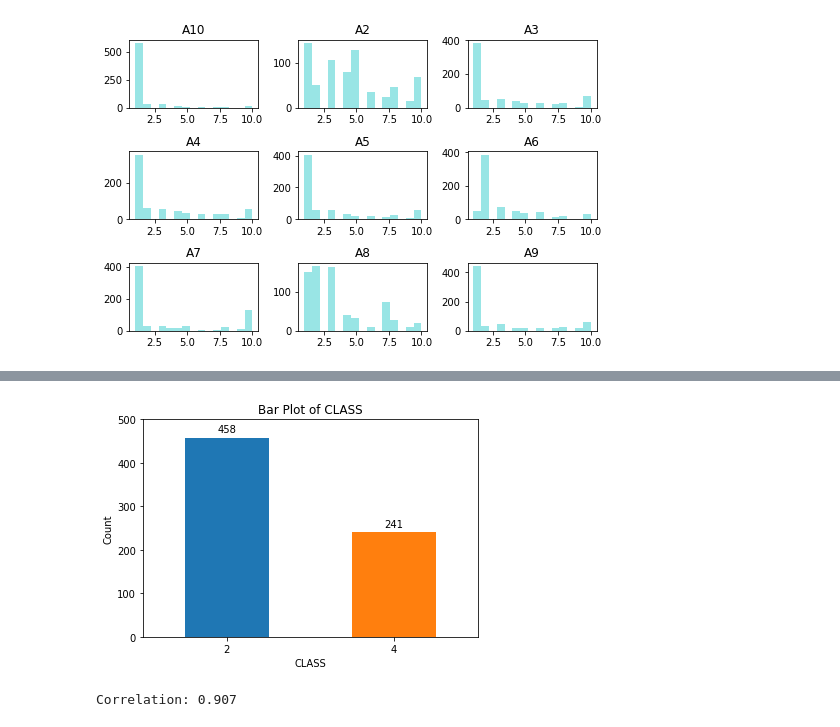
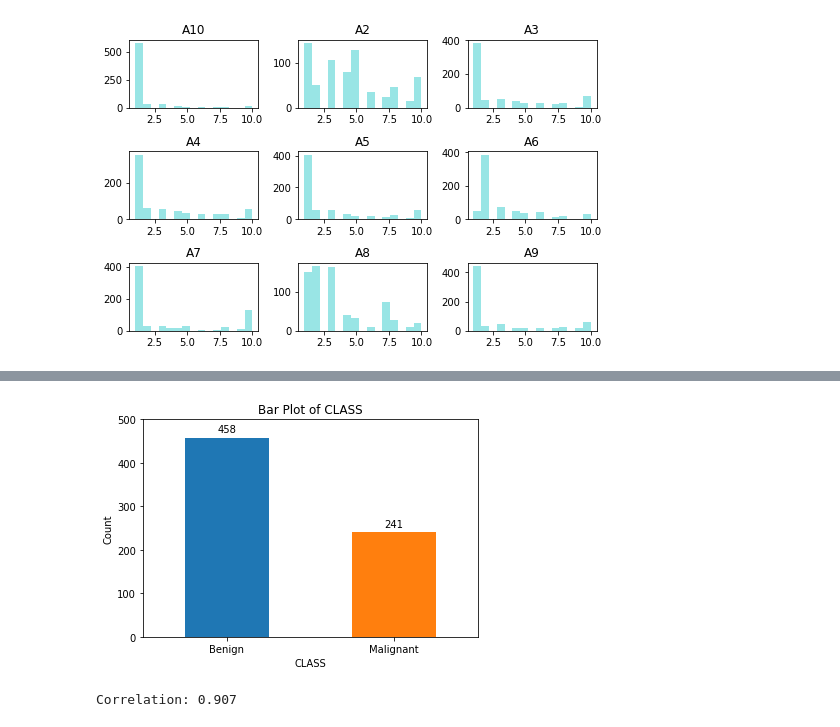
Before and after one commit to INFO590-Pythoneers/Final-Project-Repo, a Jupyter notebook: Phase 1/Code/Final Project Phase 1.ipynb, the cells around one changed output, grey strips where cells are left out. Cells and saved outputs as stored; diff of their text form; code cells hidden in the pictures.

```diff
--- a/Phase 1/Code/Final Project Phase 1.ipynb
+++ b/Phase 1/Code/Final Project Phase 1.ipynb
@@ -74,13 +76,14 @@ plt.tight_layout(rect=(0, 0, 1.2, 1.2))
 # %%
 #Bar plot for CLASS
 ax = df['CLASS'].value_counts().plot(kind= 'bar', title= 'Bar Plot of CLASS', rot=0)
 ax.set_ylim(0,500)
 ax.set_xlabel("CLASS")
+ax.set_xticklabels({'Benign','Malignant'})
 ax.set_ylabel("Count")
 for p in ax.patches:
     ax.annotate(np.round(p.get_height(),decimals=2), (p.get_x()+p.get_width()/2., p.get_height()), ha='center', va='center', xytext=(0, 8), textcoords='offset points')
 # %% [output]
-[figure, old version]
+[figure, new version]
 # %%
 #Scatter plot to see relationship of cell size uniformity to cell shape uniformity
 
```
Also changed, not shown: parts of 3 cells of this notebook.
